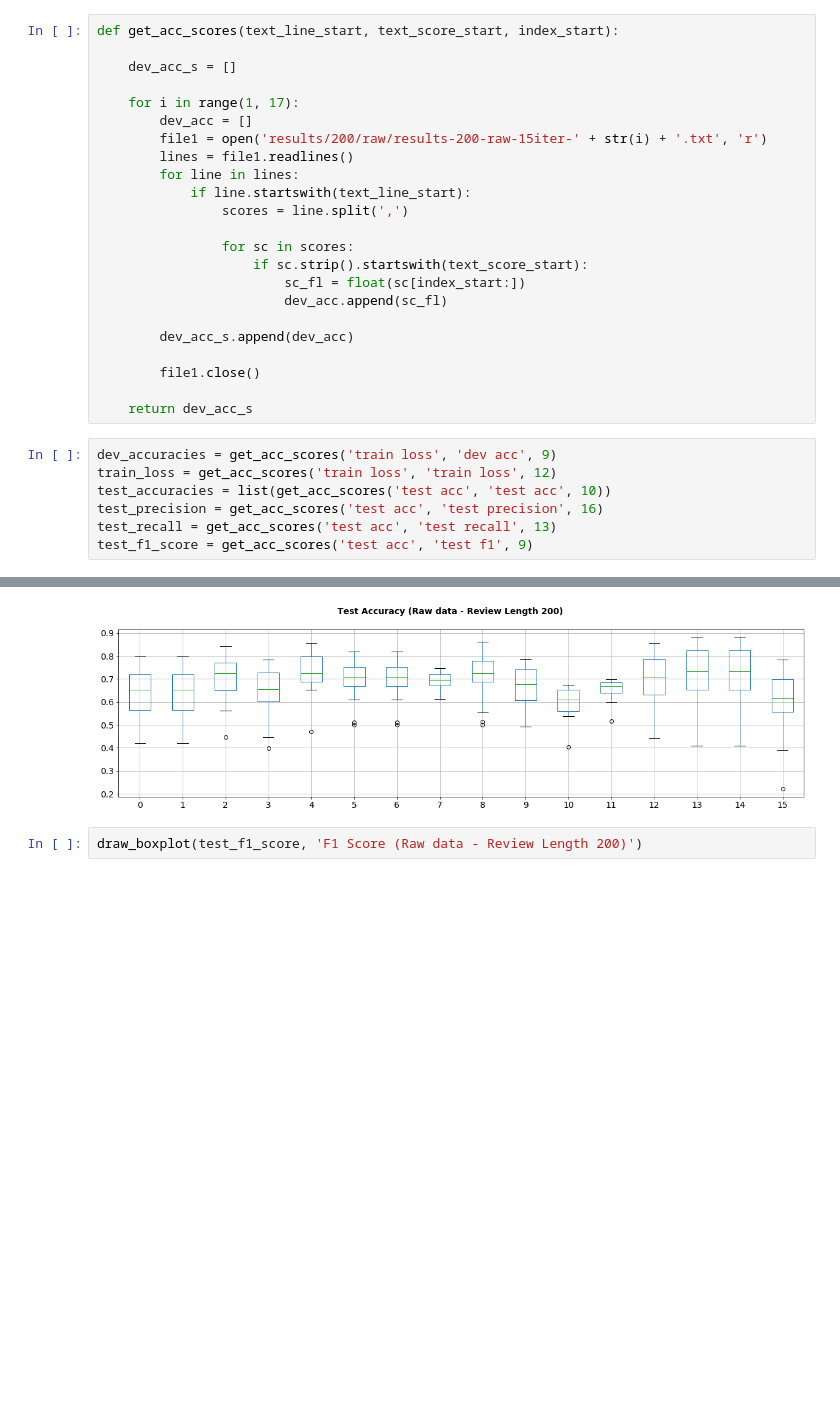
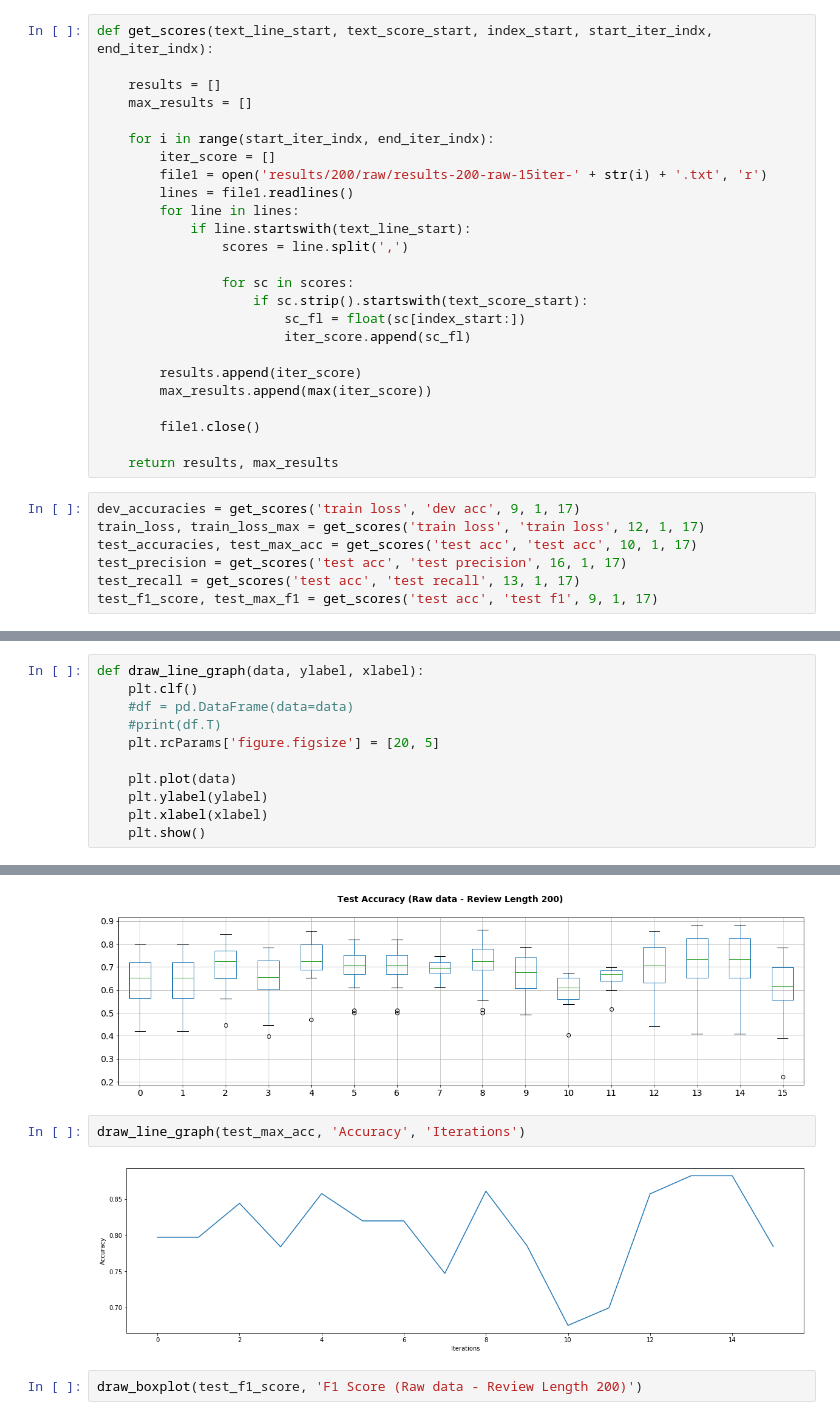
Before and after one commit to rmajumder/266finalproject, a Jupyter notebook: transcap-qb-2/format_results.ipynb, the cells around one changed output, grey strips where cells are left out. Saved outputs shown, nothing was run; the diff lists cells and outputs as text; blank space fills up the shorter version.

```diff
--- a/transcap-qb-2/format_results.ipynb
+++ b/transcap-qb-2/format_results.ipynb
@@ -3,12 +3,13 @@ import pandas as pd
 import numpy as np
 import matplotlib.pyplot as plt
 # %%
-def get_acc_scores(text_line_start, text_score_start, index_start):
+def get_scores(text_line_start, text_score_start, index_start, start_iter_indx, end_iter_indx):
 
-    dev_acc_s = []
+    results = []
+    max_results = []
 
-    for i in range(1, 17):
-        dev_acc = []
+    for i in range(start_iter_indx, end_iter_indx):
+        iter_score = []
         file1 = open('results/200/raw/results-200-raw-15iter-' + str(i) + '.txt', 'r')
         lines = file1.readlines()
         for line in lines:
@@ -18,20 +19,21 @@ def get_acc_scores(text_line_start, text_score_start, index_start):
                 for sc in scores:
                     if sc.strip().startswith(text_score_start):
                         sc_fl = float(sc[index_start:])
-                        dev_acc.append(sc_fl)
+                        iter_score.append(sc_fl)
 
-        dev_acc_s.append(dev_acc)
+        results.append(iter_score)
+        max_results.append(max(iter_score))
 
         file1.close()
 
-    return dev_acc_s
+    return results, max_results
 # %%
-dev_accuracies = get_acc_scores('train loss', 'dev acc', 9)
-train_loss = get_acc_scores('train loss', 'train loss', 12)
-test_accuracies = list(get_acc_scores('test acc', 'test acc', 10))
-test_precision = get_acc_scores('test acc', 'test precision', 16)
-test_recall = get_acc_scores('test acc', 'test recall', 13)
-test_f1_score = get_acc_scores('test acc', 'test f1', 9)
+dev_accuracies = get_scores('train loss', 'dev acc', 9, 1, 17)
+train_loss, train_loss_max = get_scores('train loss', 'train loss', 12, 1, 17)
+test_accuracies, test_max_acc = get_scores('test acc', 'test acc', 10, 1, 17)
+test_precision = get_scores('test acc', 'test precision', 16, 1, 17)
+test_recall = get_scores('test acc', 'test recall', 13, 1, 17)
+test_f1_score, test_max_f1 = get_scores('test acc', 'test f1', 9, 1, 17)
 # %%
 def draw_boxplot(data, title):
     plt.clf()
@@ -43,11 +45,26 @@ def draw_boxplot(data, title):
     fig.suptitle(title, fontsize=14, fontweight='bold')
 
     bp = df.T.boxplot(fontsize=14)
+# %%
+def draw_line_graph(data, ylabel, xlabel):
+    plt.clf()
+    #df = pd.DataFrame(data=data)
+    #print(df.T)
+    plt.rcParams['figure.figsize'] = [20, 5]
+
+    plt.plot(data)
+    plt.ylabel(ylabel)
+    plt.xlabel(xlabel)
+    plt.show()
 # %%
 draw_boxplot(test_accuracies, 'Test Accuracy (Raw data - Review Length 200)')
 # %% [output]
 <Figure size 1440x360 with 0 Axes>
 [figure]
+# %%
+draw_line_graph(test_max_acc, 'Accuracy', 'Iterations')
+# %% [output]
+[figure, added]
 # %%
 draw_boxplot(test_f1_score, 'F1 Score (Raw data - Review Length 200)')
 # %% [output]
```
Also changed, not shown: parts of 4 cells of this notebook, 7 other files.
